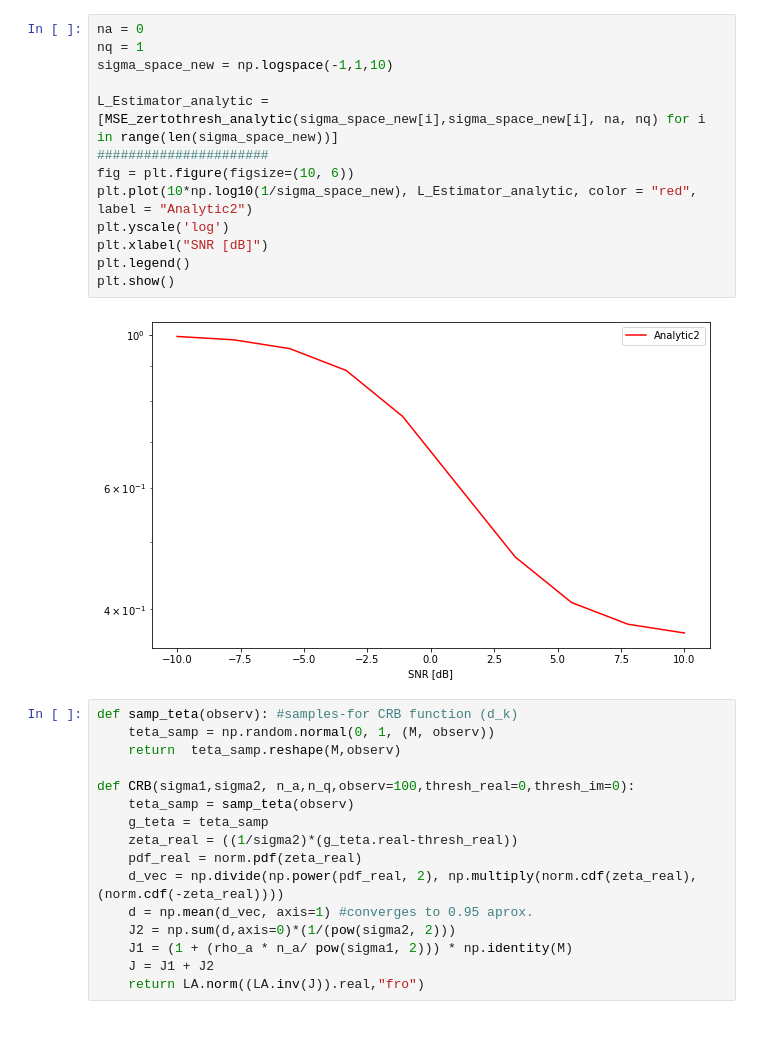
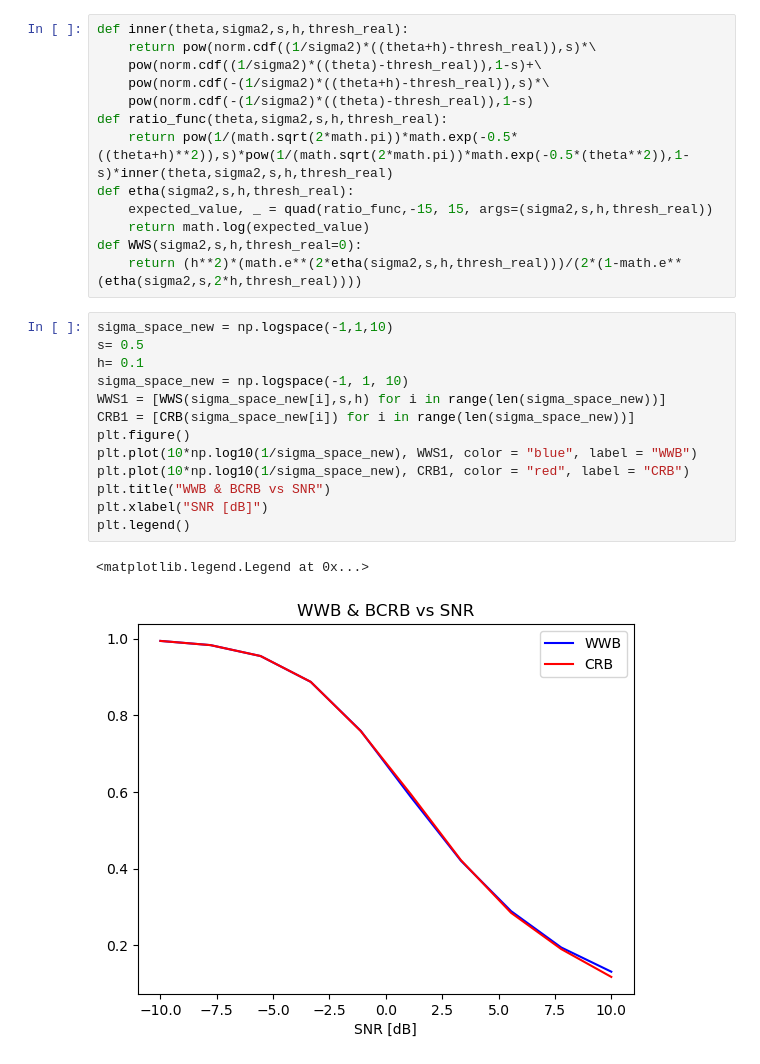
Before and after one commit to mazyaniv/Channel_Estimation, a Jupyter notebook: BOUNDS.ipynb, the cells around one changed output. Cells and saved outputs as stored; diff of their text form; blank space fills up the shorter version.

```diff
--- a/BOUNDS.ipynb
+++ b/BOUNDS.ipynb
@@ -28,32 +38,30 @@ def MSE_zertothresh_analytic(sigma1,sigma2, n_a,n_q):
+# %%
+def inner(theta,sigma2,s,h,thresh_real):
+    return pow(norm.cdf((1/sigma2)*((theta+h)-thresh_real)),s)*\
+    pow(norm.cdf((1/sigma2)*((theta)-thresh_real)),1-s)+\
+    pow(norm.cdf(-(1/sigma2)*((theta+h)-thresh_real)),s)*\
+    pow(norm.cdf(-(1/sigma2)*((theta)-thresh_real)),1-s)
+def ratio_func(theta,sigma2,s,h,thresh_real):
+    return pow(1/(math.sqrt(2*math.pi))*math.exp(-0.5*((theta+h)**2)),s)*pow(1/(math.sqrt(2*math.pi))*math.exp(-0.5*(theta**2)),1-s)*inner(theta,sigma2,s,h,thresh_real)
+def etha(sigma2,s,h,thresh_real):
+    expected_value, _ = quad(ratio_func,-15, 15, args=(sigma2,s,h,thresh_real))
+    return math.log(expected_value)
+def WWS(sigma2,s,h,thresh_real=0):
+    return (h**2)*(math.e**(2*etha(sigma2,s,h,thresh_real)))/(2*(1-math.e**(etha(sigma2,s,2*h,thresh_real))))
 # %%
-na = 0
-nq = 1
 sigma_space_new = np.logspace(-1,1,10)
-
-L_Estimator_analytic = [MSE_zertothresh_analytic(sigma_space_new[i],sigma_space_new[i], na, nq) for i in range(len(sigma_space_new))]
-######################
-fig = plt.figure(figsize=(10, 6))
-plt.plot(10*np.log10(1/sigma_space_new), L_Estimator_analytic, color = "red", label = "Analytic2")
-plt.yscale('log')
+s= 0.5
+h= 0.1
+sigma_space_new = np.logspace(-1, 1, 10)
+WWS1 = [WWS(sigma_space_new[i],s,h) for i in range(len(sigma_space_new))]
+CRB1 = [CRB(sigma_space_new[i]) for i in range(len(sigma_space_new))]
+plt.figure()
+plt.plot(10*np.log10(1/sigma_space_new), WWS1, color = "blue", label = "WWB")
+plt.plot(10*np.log10(1/sigma_space_new), CRB1, color = "red", label = "CRB")
+plt.title("WWB & BCRB vs SNR")
 plt.xlabel("SNR [dB]")
 plt.legend()
-plt.show()
 # %% [output]
+<matplotlib.legend.Legend at 0x...>
-[figure, old version]
+[figure, new version]
-# %%
-def samp_teta(observ): #samples-for CRB function (d_k)
-    teta_samp = np.random.normal(0, 1, (M, observ))
-    return  teta_samp.reshape(M,observ)
-
-def CRB(sigma1,sigma2, n_a,n_q,observ=100,thresh_real=0,thresh_im=0):
-    teta_samp = samp_teta(observ)
-    g_teta = teta_samp
-    zeta_real = ((1/sigma2)*(g_teta.real-thresh_real))
-    pdf_real = norm.pdf(zeta_real)
-    d_vec = np.divide(np.power(pdf_real, 2), np.multiply(norm.cdf(zeta_real), (norm.cdf(-zeta_real))))
-    d = np.mean(d_vec, axis=1) #converges to 0.95 aprox.
-    J2 = np.sum(d,axis=0)*(1/(pow(sigma2, 2)))
-    J1 = (1 + (rho_a * n_a/ pow(sigma1, 2))) * np.identity(M)
-    J = J1 + J2
-    return LA.norm((LA.inv(J)).real,"fro")
 # %%
```
Also changed, not shown: parts of 14 cells of this notebook, 1 other file.
